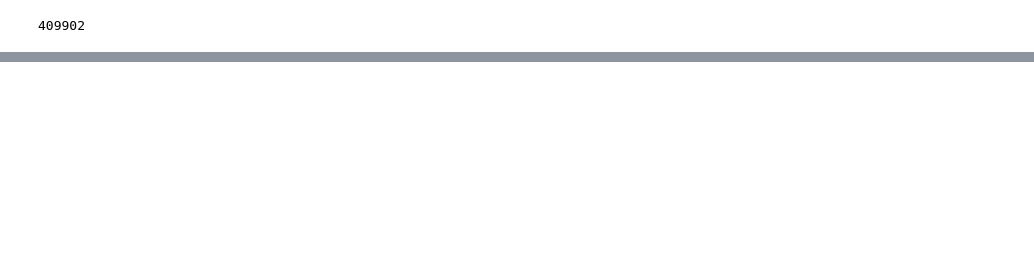
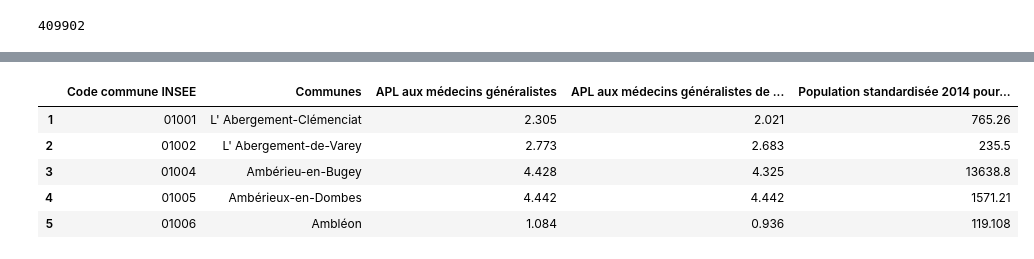
Before and after one commit to virgilus/sante, a Jupyter notebook: notebooks/1.0-virgilus-exploration_of_data.ipynb, the cells around one changed output, grey strips where cells are left out. Cells and saved outputs as stored; diff of their text form; code cells hidden in the pictures; blank space fills up the shorter version.

```diff
--- a/notebooks/1.0-virgilus-exploration_of_data.ipynb
+++ b/notebooks/1.0-virgilus-exploration_of_data.ipynb
@@ -4,4 +7,8 @@
 import pandas as pd
+# %%
+PERSON_ACTIVITY_FILE = 'PS_LibreAcces/PS_LibreAcces_Personne_activite.txt'
+DATA_DIR = '../data/external'
+TABLEAU_APL_FILE = 'tableau_apl.xls'
 # %% [markdown]
 ### Exploring file:
 - PS_LibreAcces_201902201107/PS_LibreAcces_Personne_activite_201902200830
@@ -125,0 +140,9 @@ doctors_df810101410198
+# %%
+apl_df.head(5)
+# %% [output]
+|  | Code commune INSEE | Communes | APL aux médecins généralistes | APL aux médecins généralistes de ... | Population standardisée 2014 pour... |
+| 1 | 01001 | L' Abergement-Clémenciat | 2.305 | 2.021 | 765.26 |
+| 2 | 01002 | L' Abergement-de-Varey | 2.773 | 2.683 | 235.5 |
+| 3 | 01004 | Ambérieu-en-Bugey | 4.428 | 4.325 | 13638.8 |
+| 4 | 01005 | Ambérieux-en-Dombes | 4.442 | 4.442 | 1571.21 |
+| 5 | 01006 | Ambléon | 1.084 | 0.936 | 119.108 |
```
Also changed, not shown: parts of 35 cells of this notebook, 2 other files.
